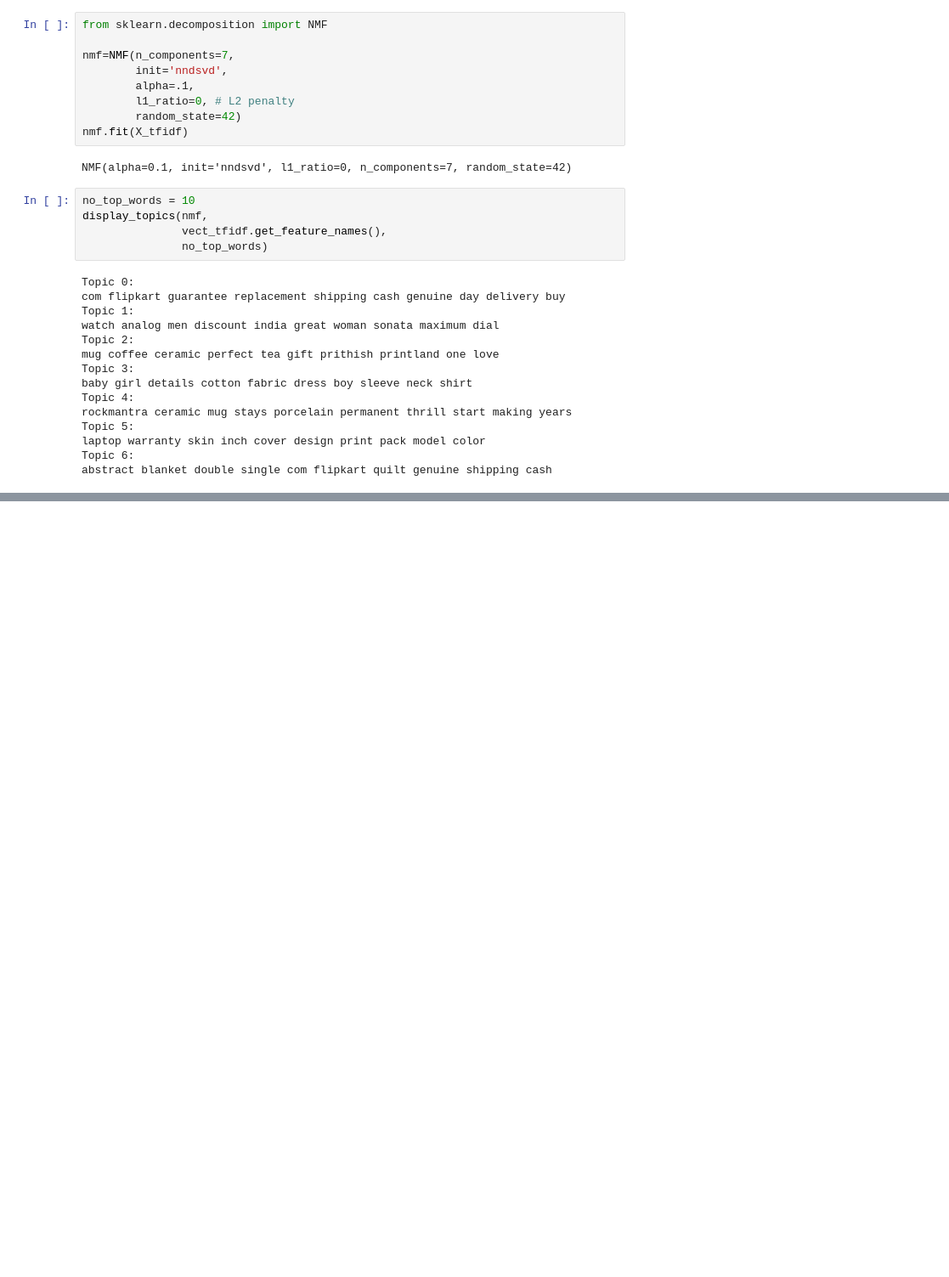
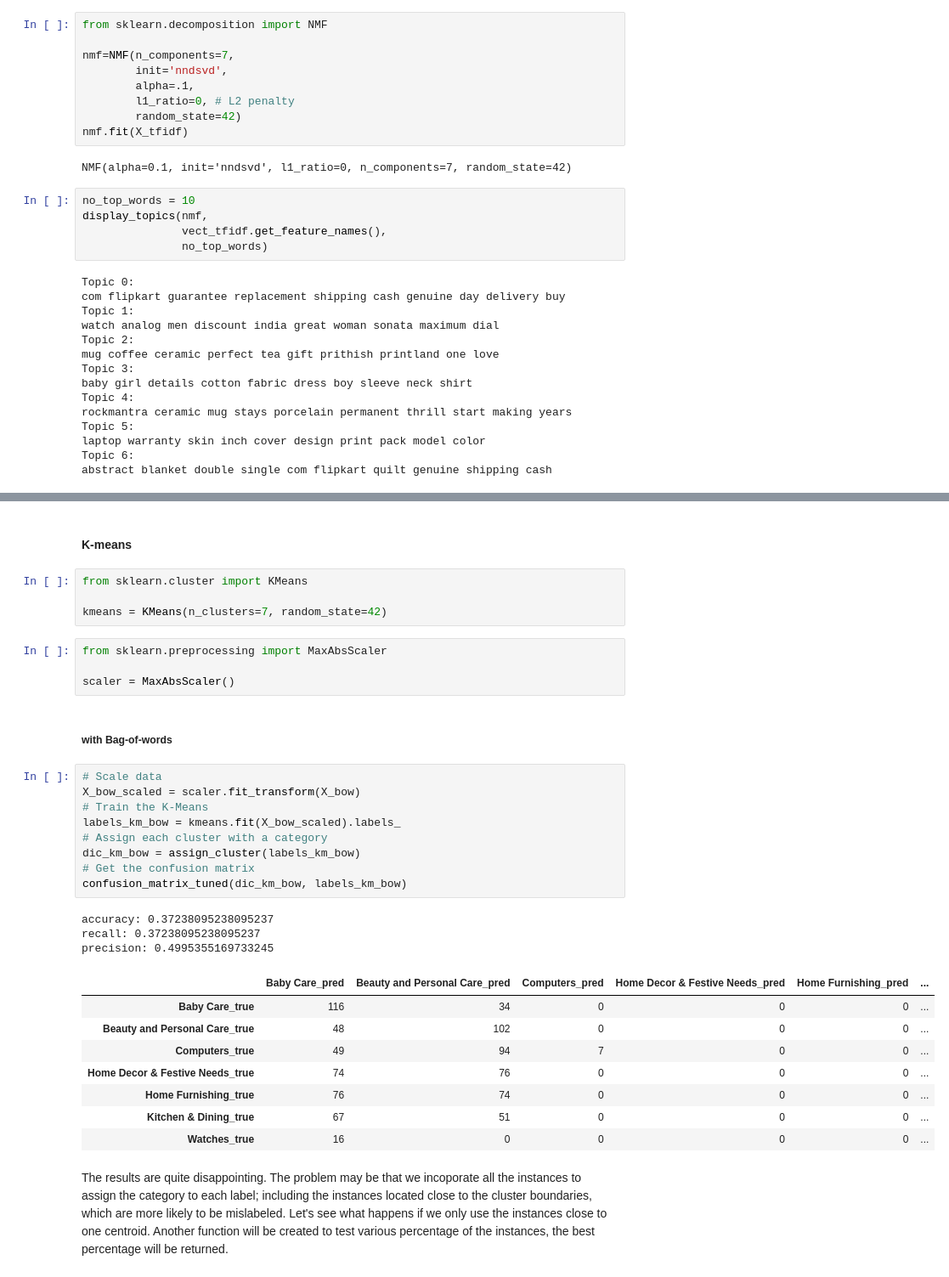
Before and after one commit to Pierre-Eloi/OC_DS_Project6, a Jupyter notebook: automatic_classification.ipynb, the cells around one changed output, grey strips where cells are left out. Shown: that part at 85% size. Saved outputs shown, nothing was run; the diff lists cells and outputs as text; blank space fills up the shorter version.

```diff
--- a/automatic_classification.ipynb
+++ b/automatic_classification.ipynb
@@ -538,0 +554,35 @@ abstract blanket double single com flipkart quilt genuine shipping cash
+# %% [markdown]
+#### K-means
+# %%
+from sklearn.cluster import KMeans
+
+kmeans = KMeans(n_clusters=7, random_state=42)
+# %%
+from sklearn.preprocessing import MaxAbsScaler
+
+scaler = MaxAbsScaler()
+# %% [markdown]
+##### with Bag-of-words
+# %%
+# Scale data
+X_bow_scaled = scaler.fit_transform(X_bow)
+# Train the K-Means
+labels_km_bow = kmeans.fit(X_bow_scaled).labels_
+# Assign each cluster with a category
+dic_km_bow = assign_cluster(labels_km_bow)
+# Get the confusion matrix
+confusion_matrix_tuned(dic_km_bow, labels_km_bow)
+# %% [output]
+accuracy: 0.37238095238095237
+recall: 0.37238095238095237
+precision: 0.4995355169733245
+|  | Baby Care_pred | Beauty and Personal Care_pred | Computers_pred | Home Decor & Festive Needs_pred | Home Furnishing_pred | ... |
+| Baby Care_true | 116 | 34 | 0 | 0 | 0 | ... |
+| Beauty and Personal Care_true | 48 | 102 | 0 | 0 | 0 | ... |
+| Computers_true | 49 | 94 | 7 | 0 | 0 | ... |
+| Home Decor & Festive Needs_true | 74 | 76 | 0 | 0 | 0 | ... |
+| Home Furnishing_true | 76 | 74 | 0 | 0 | 0 | ... |
+| Kitchen & Dining_true | 67 | 51 | 0 | 0 | 0 | ... |
+| Watches_true | 16 | 0 | 0 | 0 | 0 | ... |
+# %% [markdown]
+The results are quite disappointing. The problem may be that we incoporate all the instances to assign the category to each label; including the instances located close to the cluster boundaries, which are more likely to be mislabeled. Let's see what happens if we only use the instances close to one centroid. Another function will be created to test various percentage of the instances, the best percentage will be returned.
```
Also changed, not shown: parts of 38 cells of this notebook.
